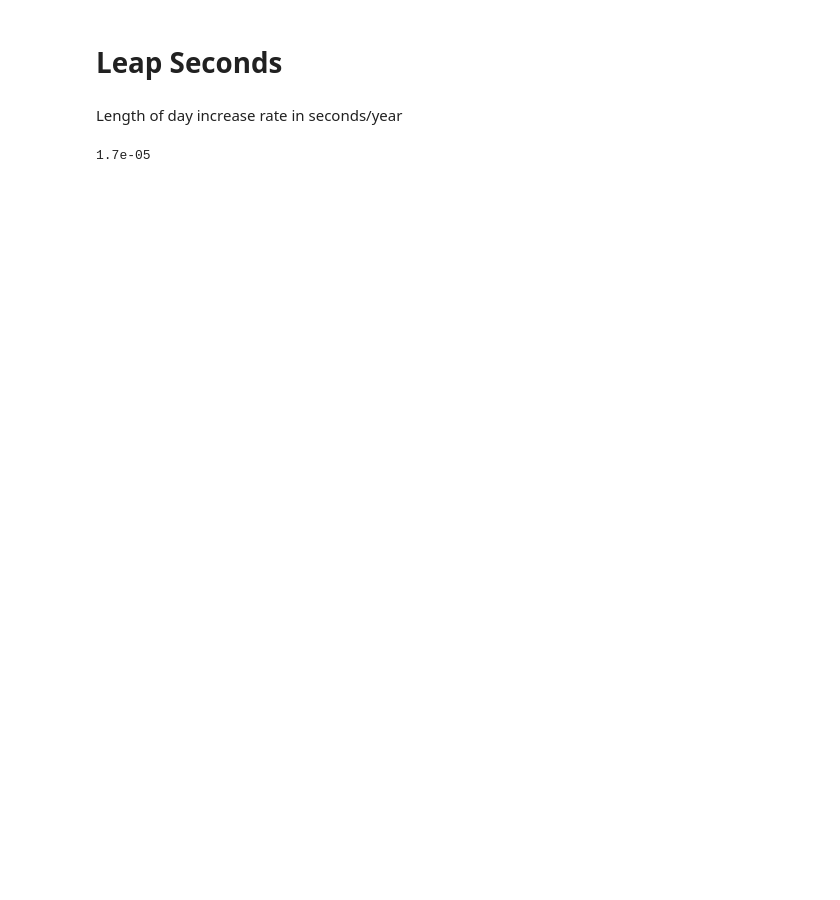
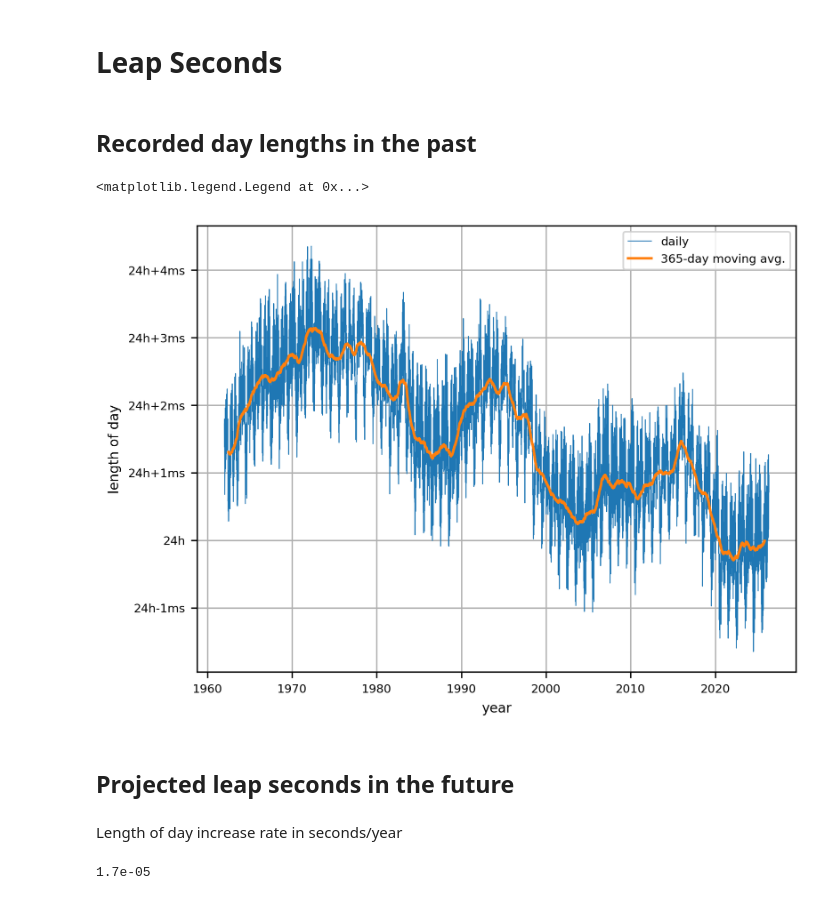
Before and after one commit to multi-io/mydocs-pub, a Jupyter notebook: math/leapseconds/leapseconds.ipynb, the cells around one changed output. Saved outputs shown, nothing was run; the diff lists cells and outputs as text; code cells hidden in the pictures; blank space fills up the shorter version.

Commit message:
math/leapseconds: past leap seconds data

```diff
--- a/math/leapseconds/leapseconds.ipynb
+++ b/math/leapseconds/leapseconds.ipynb
@@ -34,3 +48,28 @@ def seconds_to_mmss(x, pos):
+# %% [markdown]
+## Recorded day lengths in the past
+# %%
+from recorded import get_past_lod_deltas
+past_times, past_lods = get_past_lod_deltas()
+# %%
+fig, ax = plt.subplots()
+ax.plot(past_times, past_lods, lw=0.5, label="daily")
+ax.set_xlabel("year")
+
+ax.set_ylabel("length of day")
+ax.yaxis.set_major_formatter(FuncFormatter(day_delta_to24hplusx))
+ax.yaxis.set_major_locator(MultipleLocator(0.001))
+ax.grid(True)
+
+smoothing_range = 365   # days
+past_times_smoothed, past_lods_smoothed = moving_average(past_times, past_lods, smoothing_range)
+ax.plot(past_times_smoothed, past_lods_smoothed, label=f"{smoothing_range:d}-day moving avg.")
+
+ax.legend(loc='upper right')
+# %% [output]
+<matplotlib.legend.Legend at 0x...>
+[figure, added]
+# %% [markdown]
+## Projected leap seconds in the future
 # %% [markdown]
 Length of day increase rate in seconds/year
 # %%
```
Also changed, not shown: parts of 3 cells of this notebook, 4 other files.
